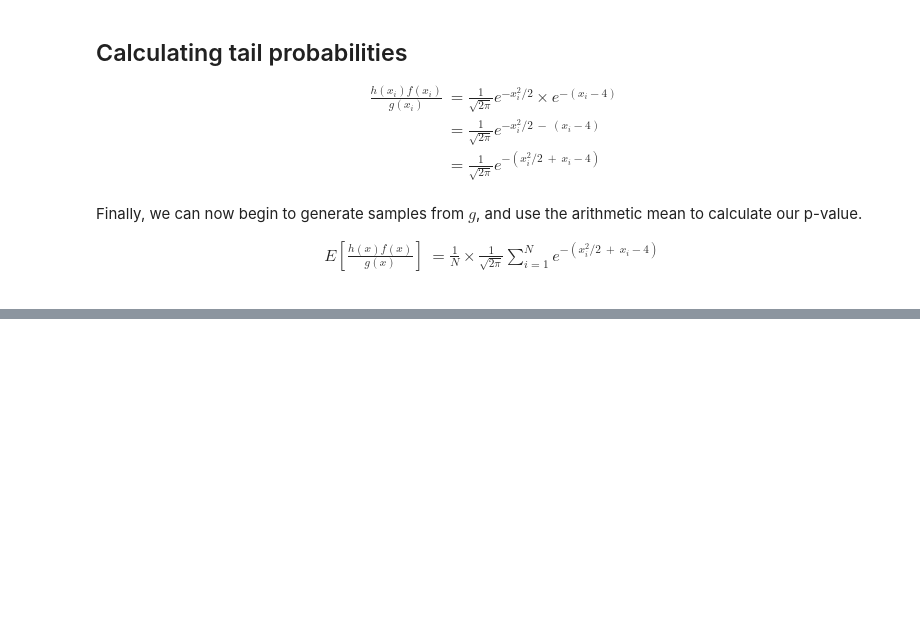
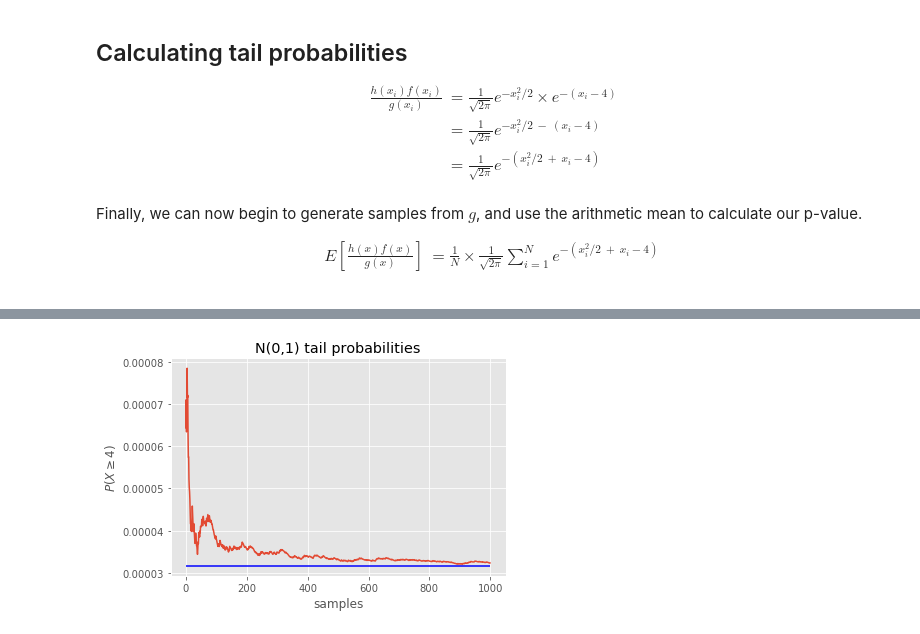
Before and after one commit to Johnnyboycurtis/MCMC, a Jupyter notebook: Module 3/3 Monte Carlo Integration.ipynb, the cells around one changed output, grey strips where cells are left out. Saved outputs shown, nothing was run; the diff lists cells and outputs as text; code cells hidden in the pictures; blank space fills up the shorter version.

Commit message:
adding more examples and plots to notebook

```diff
--- a/Module 3/3 Monte Carlo Integration.ipynb
+++ b/Module 3/3 Monte Carlo Integration.ipynb
@@ -566,0 +576,17 @@ $$
+# %%
+n = 1000
+t = 4
+X = np.random.exponential(size=n, scale=1) + t
+w = stats.norm.pdf(X)/stats.expon.pdf(X - t) ## importance sampling weights dnorm/dexp(x-4)
+
+theta = np.mean(w)
+cumTheta = np.cumsum(w) / range(1, n+1)
+# %%
+plt.plot(cumTheta)
+plt.title("N(0,1) tail probabilities")
+plt.ylabel(r"$P(X \geq 4)$")
+plt.xlabel("samples")
+plt.hlines(colors='blue', y= 1- stats.norm.cdf(x=t), xmin = 0, xmax = n)
+plt.show()
+# %% [output]
+[figure, added]
```
Also changed, not shown: parts of 16 cells of this notebook.
